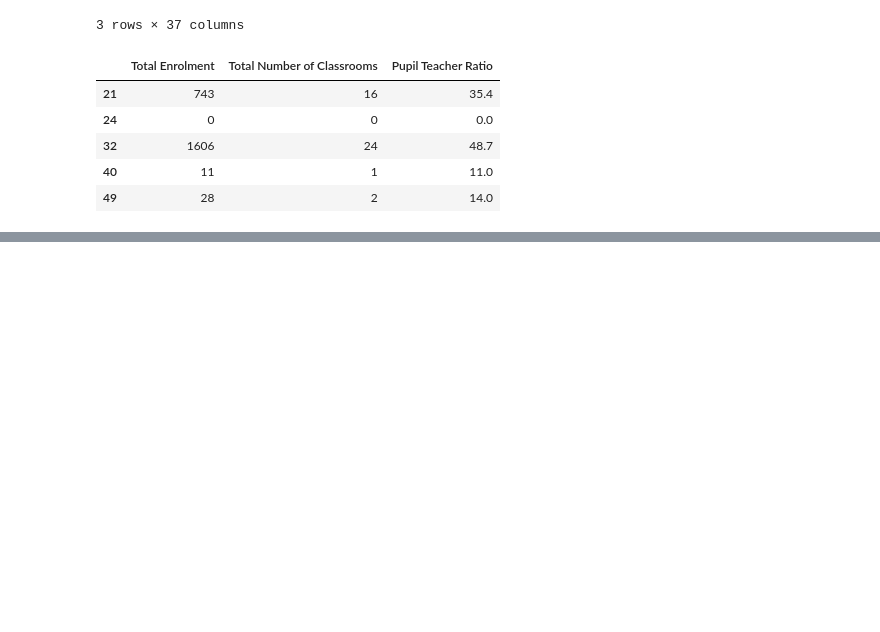
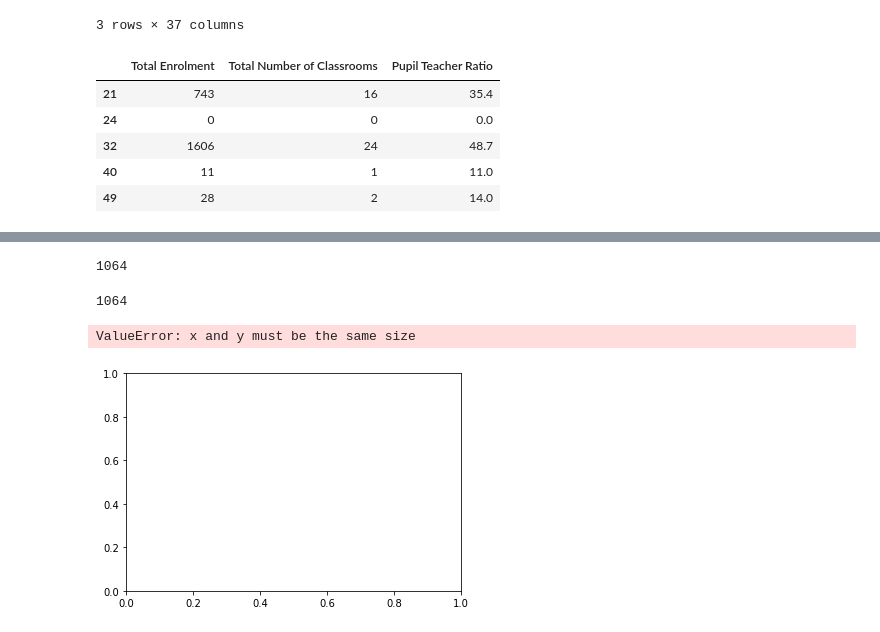
Before and after one commit to Yeghon/CCI508, a Jupyter notebook: multivariate test 02.ipynb, the cells around one changed output, grey strips where cells are left out. Drawn from its saved outputs; the diff is of its cells as text; code cells hidden in the pictures; blank space fills up the shorter version.

```diff
--- a/multivariate test 02.ipynb
+++ b/multivariate test 02.ipynb
@@ -57,0 +211,3 @@ df.head()
+# %%
+df = pd.DataFrame({"1": x11, "2":x12, "3":y1})
+df.head()
@@ -58,7 +221,3 @@ df.head()
 # %%
-X = df.drop(columns=2)
-y = df.iloc[:, 3]
+X = df[["1","2"]]
+y = df[["3"]]
-# %%
-for i in range(1, len(X.columns)):
-    X[i-1] = X[i-1]/np.max(X[i-1])
-X.head()
@@ -133,0 +350,13 @@ print(scaledX)
+# %%
+len(scaledX)
+# %% [output]
+1064
+# %%
+len(y)
+# %% [output]
+1064
+# %%
+plt.scatter(scaledX, yTrain)
+# %% [output]
+ValueError: x and y must be the same size
+[figure, added]
```
Also changed, not shown: parts of 33 cells of this notebook.
